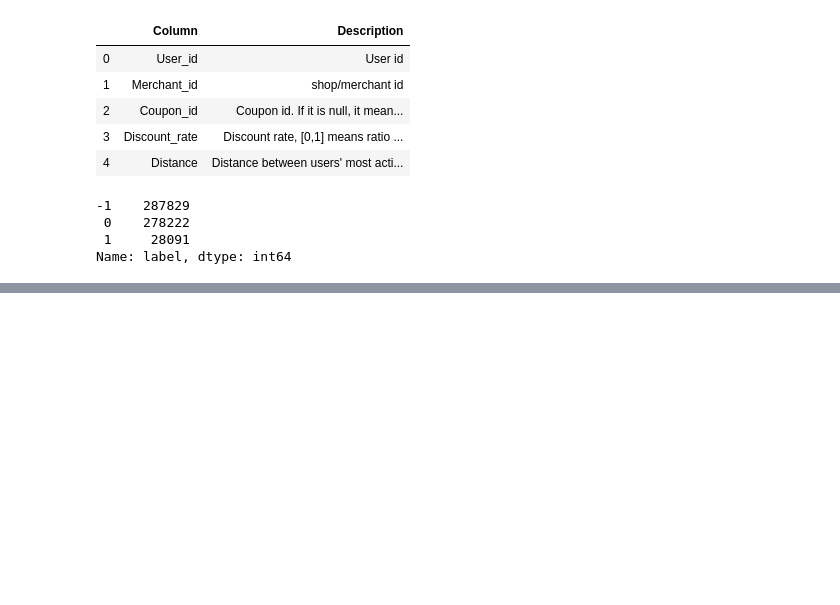
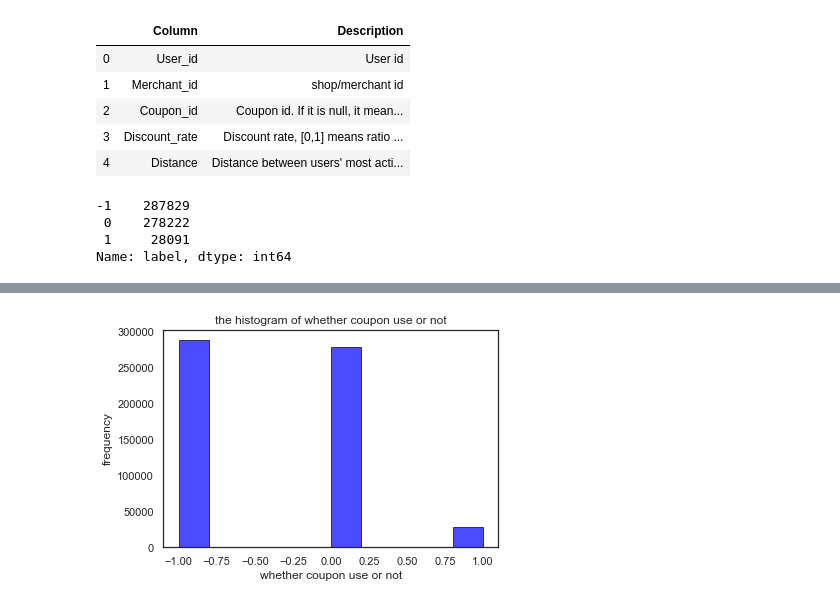
Before and after one commit to GeeKoders/2nd-ML100Days, a Jupyter notebook: homework/mid-term exam.ipynb, the cells around one changed output, grey strips where cells are left out. Drawn from its saved outputs; the diff is of its cells as text; code cells hidden in the pictures; blank space fills up the shorter version.

```diff
--- a/homework/mid-term exam.ipynb
+++ b/homework/mid-term exam.ipynb
@@ -152,0 +160,14 @@ KeyError: ('Date_received', 'occurred at index User_id')
+# %%
+#dfTest["label"].hist()
+
+plt.hist(dfTest["label"], facecolor="blue", edgecolor="black", alpha=0.7)
+
+plt.xlabel("whether coupon use or not")
+
+plt.ylabel("frequency")
+
+plt.title("the histogram of whether coupon use or not")
+
+plt.show()
+# %% [output]
+[figure, added]
```
Also changed, not shown: parts of 6 cells of this notebook.
